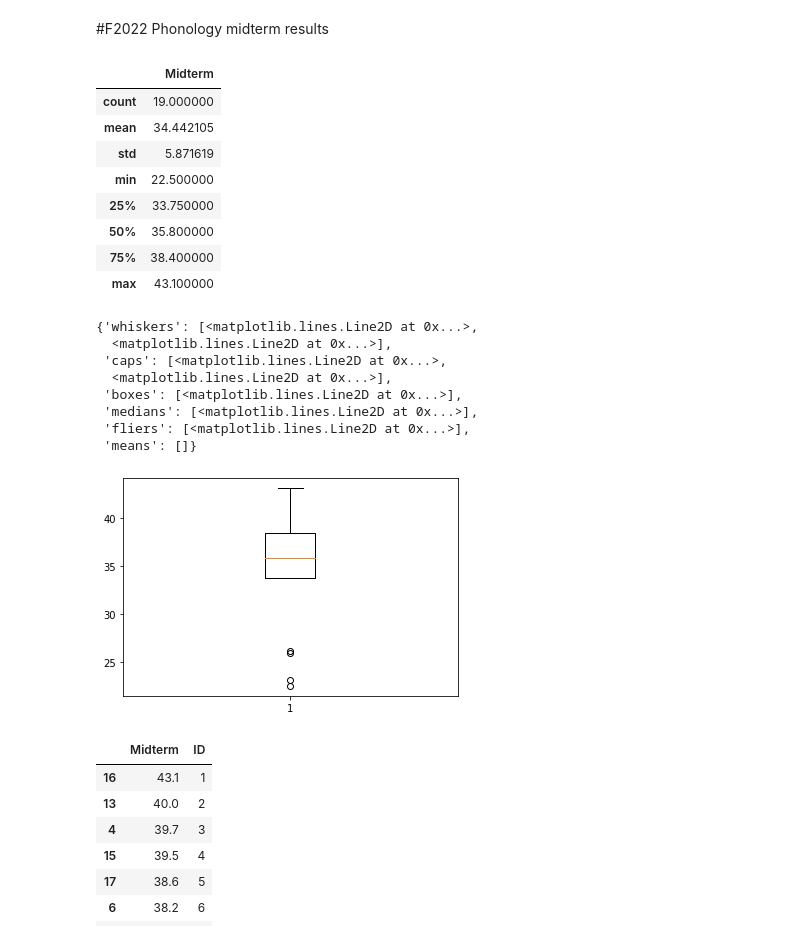
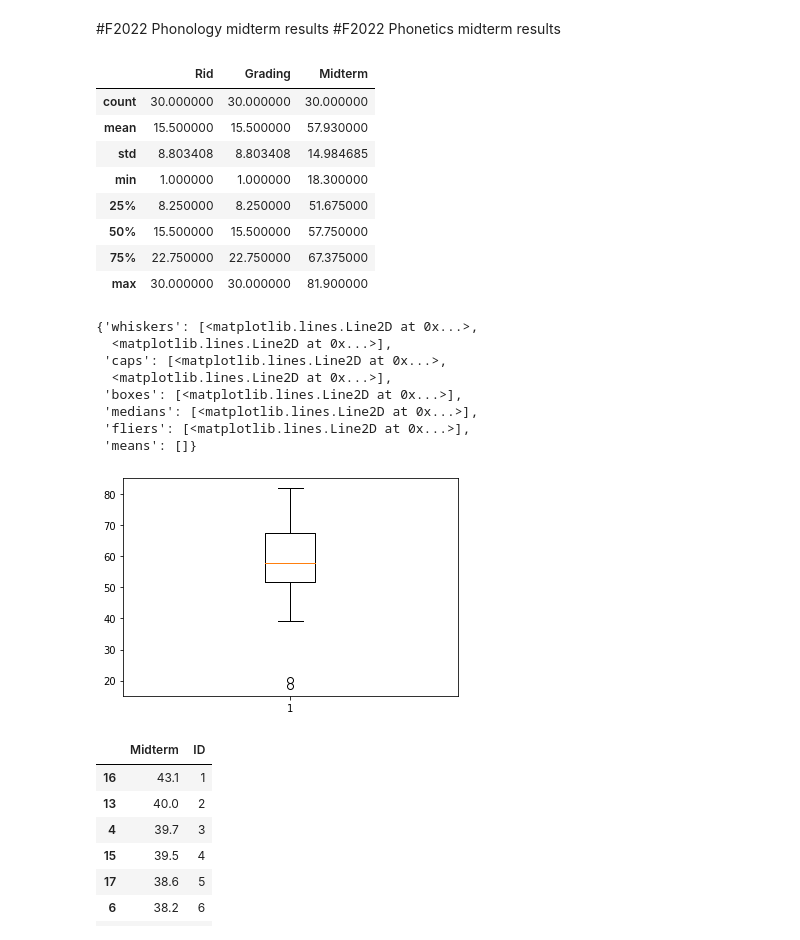
Before and after one commit to MK316/F2022, a Jupyter notebook: F22_Midterm.ipynb, the cells around one changed output. Saved outputs shown, nothing was run; the diff lists cells and outputs as text; code cells hidden in the pictures.

```diff
--- a/F22_Midterm.ipynb
+++ b/F22_Midterm.ipynb
@@ -2,38 +2,42 @@
 <a href="https://colab.research.google.com/github/MK316/F2022/blob/main/F22_Midterm.ipynb" target="_parent"><img src="https://colab.research.google.com/assets/colab-badge.svg" alt="Open In Colab"/></a>
 # %% [markdown]
 #F2022 Phonology midterm results
+#F2022 Phonetics midterm results
 # %%
 import pandas as pd
 import os
 import matplotlib.pyplot as plt
 # %%
-url = "https://raw.githubusercontent.com/MK316/Fall2022/main/data22F.csv"
-df = pd.read_csv(url)
+url_01 = "https://raw.githubusercontent.com/MK316/Fall2022/main/data22F.csv"
+df1 = pd.read_csv(url_01)
+
+url_02 = "https://raw.githubusercontent.com/MK316/F2022/main/22FM_Phonetics.csv"
+df2 = pd.read_csv(url_02)
 # %%
-df.describe()
+df2.describe()
 # %% [output]
-|  | Midterm |
-| count | 19.000000 |
-| mean | 34.442105 |
-| std | 5.871619 |
-| min | 22.500000 |
-| 25% | 33.750000 |
-| 50% | 35.800000 |
-| 75% | 38.400000 |
-| max | 43.100000 |
+|  | Rid | Grading | Midterm |
+| count | 30.000000 | 30.000000 | 30.000000 |
+| mean | 15.500000 | 15.500000 | 57.930000 |
+| std | 8.803408 | 8.803408 | 14.984685 |
+| min | 1.000000 | 1.000000 | 18.300000 |
+| 25% | 8.250000 | 8.250000 | 51.675000 |
+| 50% | 15.500000 | 15.500000 | 57.750000 |
+| 75% | 22.750000 | 22.750000 | 67.375000 |
+| max | 30.000000 | 30.000000 | 81.900000 |
 # %%
-data = df["Midterm"]
+data = df2["Midterm"]
 plt.boxplot(data)
 # %% [output]
 {'whiskers': [<matplotlib.lines.Line2D at 0x...>,
   <matplotlib.lines.Line2D at 0x...>],
  'caps': [<matplotlib.lines.Line2D at 0x...>,
   <matplotlib.lines.Line2D at 0x...>],
  'boxes': [<matplotlib.lines.Line2D at 0x...>],
  'medians': [<matplotlib.lines.Line2D at 0x...>],
  'fliers': [<matplotlib.lines.Line2D at 0x...>],
  'means': []}
-[figure, old version]
+[figure, new version]
 # %%
 d1 = df.sort_values(by=['Midterm'], ascending = False)
 ID = range(1,20); d1['ID'] = ID; d1
```
